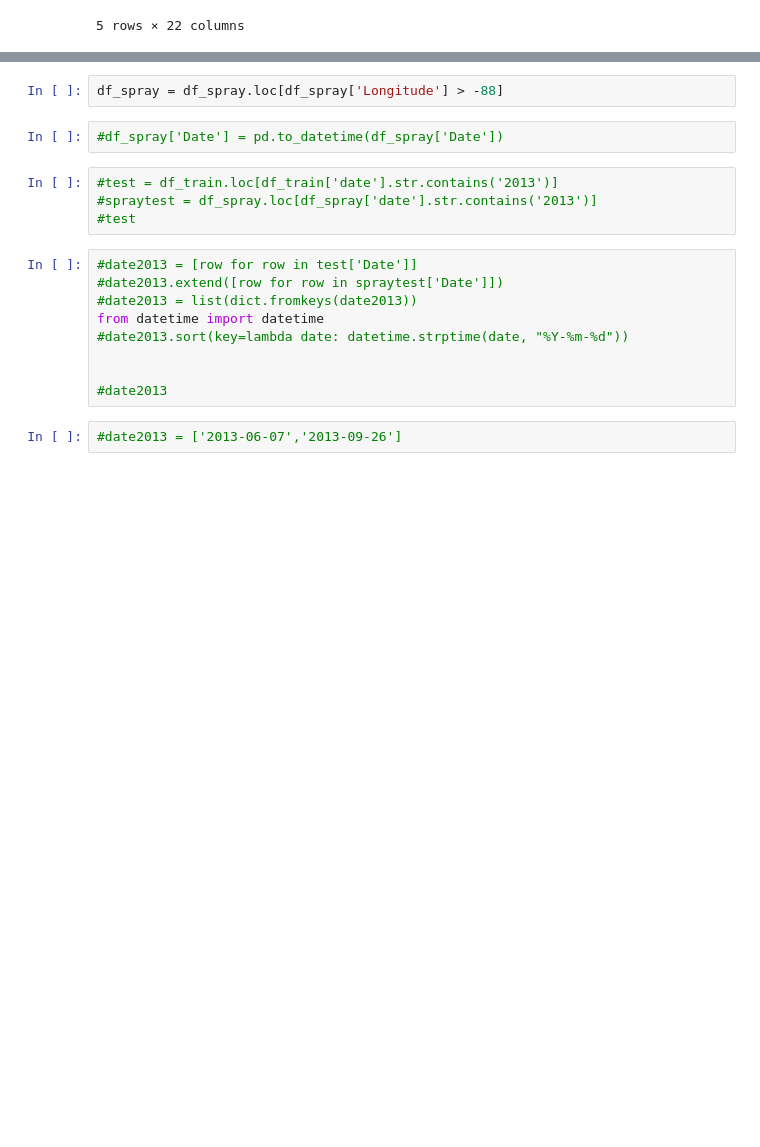
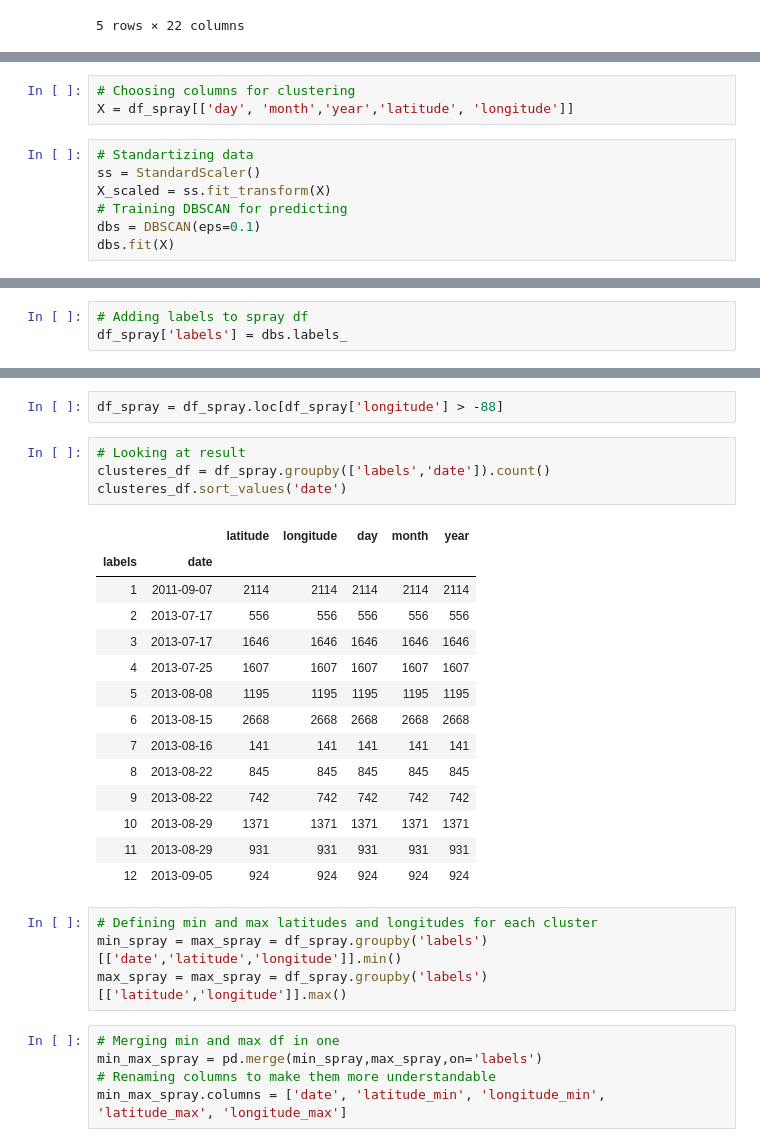
Before and after one commit to DSI-14-P4-BARJ/Project_4_West_Nile_Virus_Prediction, a Jupyter notebook: code/Project_4_West_Nile_Virus_Prediction.ipynb, the cells around one changed output, grey strips where cells are left out. Cells and saved outputs as stored; diff of their text form; blank space fills up the shorter version.

```diff
--- a/code/Project_4_West_Nile_Virus_Prediction.ipynb
+++ b/code/Project_4_West_Nile_Virus_Prediction.ipynb
@@ -62,0 +447,10 @@ df_train.columns = df_train.columns.str.lower()
+# %%
+# Choosing columns for clustering
+X = df_spray[['day', 'month','year','latitude', 'longitude']]
+# %%
+# Standartizing data
+ss = StandardScaler()
+X_scaled = ss.fit_transform(X)
+# Training DBSCAN for predicting
+dbs = DBSCAN(eps=0.1)
+dbs.fit(X)
@@ -62,0 +464,3 @@ df_train.columns = df_train.columns.str.lower()
+# %%
+# Adding labels to spray df
+df_spray['labels'] = dbs.labels_
@@ -63,19 +476,30 @@ df_train.columns = df_train.columns.str.lower()
 # %%
-df_spray = df_spray.loc[df_spray['Longitude'] > -88]
+df_spray = df_spray.loc[df_spray['longitude'] > -88]
-# %%
-#df_spray['Date'] = pd.to_datetime(df_spray['Date'])
-# %%
-#test = df_train.loc[df_train['date'].str.contains('2013')]
-#spraytest = df_spray.loc[df_spray['date'].str.contains('2013')]
-#test
-# %%
-#date2013 = [row for row in test['Date']]
-#date2013.extend([row for row in spraytest['Date']])
-#date2013 = list(dict.fromkeys(date2013))
-from datetime import datetime
-#date2013.sort(key=lambda date: datetime.strptime(date, "%Y-%m-%d"))
-
-
-#date2013
-# %%
-#date2013 = ['2013-06-07','2013-09-26']
+# %%
+# Looking at result
+clusteres_df = df_spray.groupby(['labels','date']).count()
+clusteres_df.sort_values('date')
+# %% [output]
+|  |  | latitude | longitude | day | month | year |
+| labels | date |  |  |  |  |  |
+| 1 | 2011-09-07 | 2114 | 2114 | 2114 | 2114 | 2114 |
+| 2 | 2013-07-17 | 556 | 556 | 556 | 556 | 556 |
+| 3 | 2013-07-17 | 1646 | 1646 | 1646 | 1646 | 1646 |
+| 4 | 2013-07-25 | 1607 | 1607 | 1607 | 1607 | 1607 |
+| 5 | 2013-08-08 | 1195 | 1195 | 1195 | 1195 | 1195 |
+| 6 | 2013-08-15 | 2668 | 2668 | 2668 | 2668 | 2668 |
+| 7 | 2013-08-16 | 141 | 141 | 141 | 141 | 141 |
+| 8 | 2013-08-22 | 845 | 845 | 845 | 845 | 845 |
+| 9 | 2013-08-22 | 742 | 742 | 742 | 742 | 742 |
+| 10 | 2013-08-29 | 1371 | 1371 | 1371 | 1371 | 1371 |
+| 11 | 2013-08-29 | 931 | 931 | 931 | 931 | 931 |
+| 12 | 2013-09-05 | 924 | 924 | 924 | 924 | 924 |
+# %%
+# Defining min and max latitudes and longitudes for each cluster
+min_spray = max_spray = df_spray.groupby('labels')[['date','latitude','longitude']].min()
+max_spray = max_spray = df_spray.groupby('labels')[['latitude','longitude']].max()
+# %%
+# Merging min and max df in one
+min_max_spray = pd.merge(min_spray,max_spray,on='labels')
+# Renaming columns to make them more understandable
+min_max_spray.columns = ['date', 'latitude_min', 'longitude_min', 'latitude_max', 'longitude_max']
```
Also changed, not shown: parts of 152 cells of this notebook.
